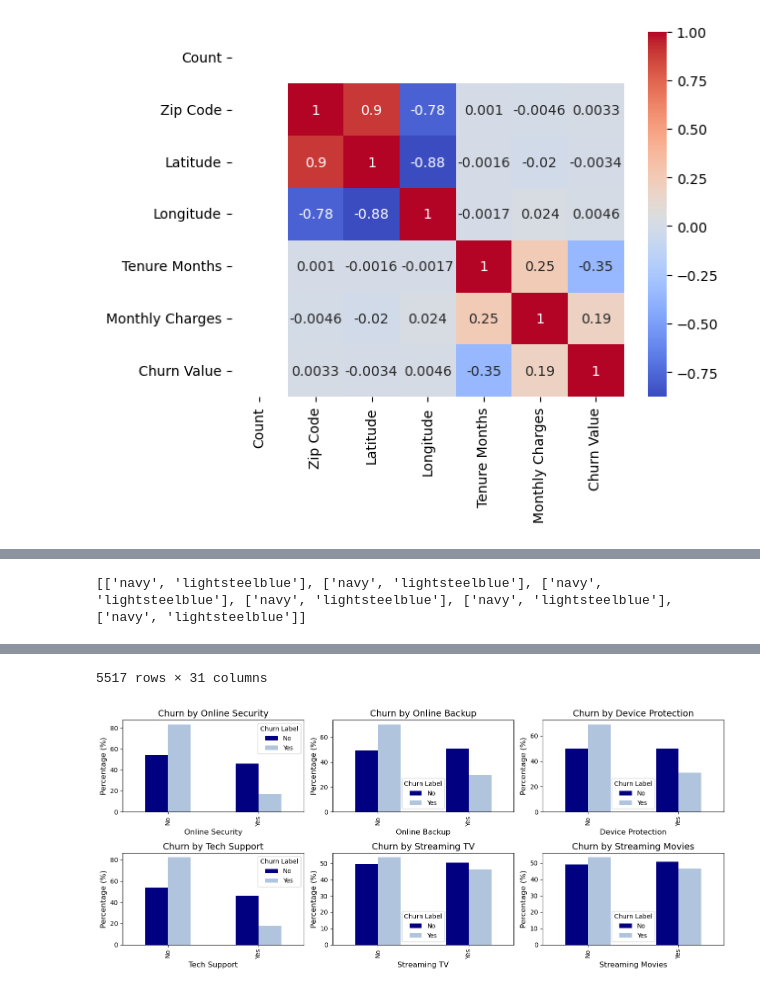
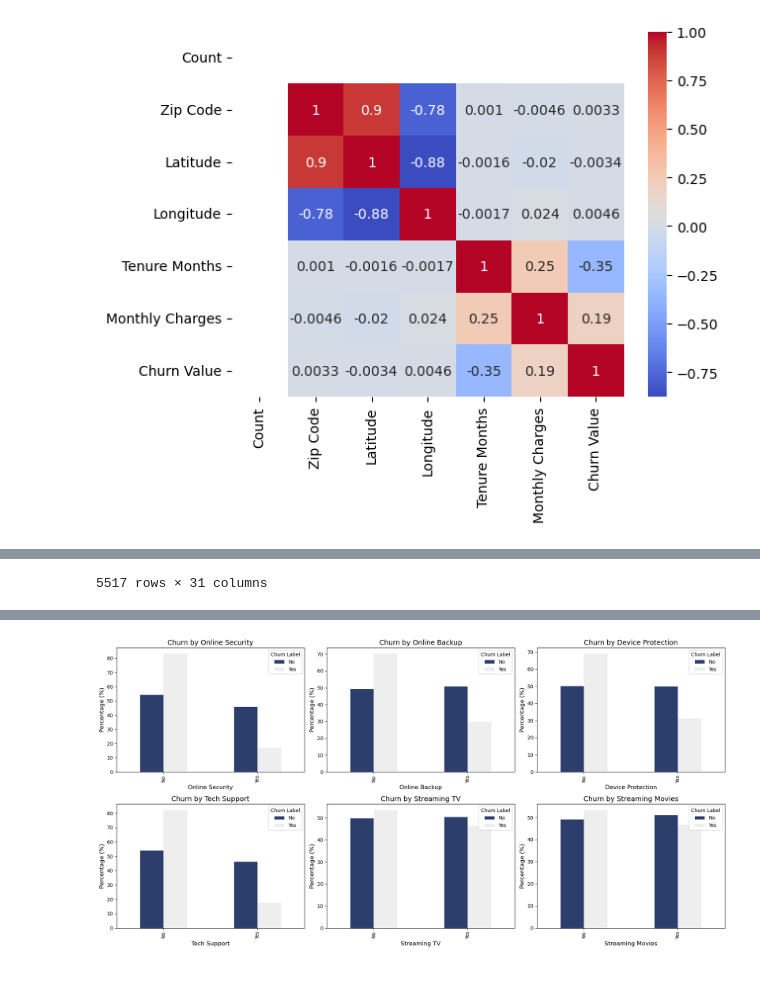
Before and after one commit to kirilvino/Swan-Project-Team-7, a Jupyter notebook: SwanKiril.ipynb, the cells around one changed output, grey strips where cells are left out. Saved outputs shown, nothing was run; the diff lists cells and outputs as text; code cells hidden in the pictures.

Commit message:
Small fixes to Internet subplots SwanKiril

```diff
--- a/SwanKiril.ipynb
+++ b/SwanKiril.ipynb
@@ -62,11 +62,11 @@ plt.show()
 # Columns to analyze
 columns = ['Online Security', 'Online Backup', 'Device Protection', 'Tech Support','Streaming TV', 'Streaming Movies']
 titles = ['Churn by Online Security', 'Churn by Online Backup', 'Churn by Device Protection', 'Churn by Tech Support', 'Churn by Streaming TV', 'Churn by Streaming Movies']
-colors = [['navy', 'lightsteelblue'], ['navy', 'lightsteelblue'], ['navy', 'lightsteelblue'], ['navy', 'lightsteelblue'], ['navy', 'lightsteelblue'], ['navy', 'lightsteelblue']]
-print(colors)
+colors = [['#2c3e6c', '#eeeeee'], ['#2c3e6c', '#eeeeee'], ['#2c3e6c', '#eeeeee'], ['#2c3e6c', '#eeeeee'], ['#2c3e6c', '#eeeeee'], ['#2c3e6c', '#eeeeee']]
+
 
 # Create subplots
-fig, axes = plt.subplots(2, 3, figsize=(14, 6))
+fig, axes = plt.subplots(2, 3, figsize=(18, 9))
 axes = axes.flatten()
 
 # Remove rows where InternetService is 'No'
@@ -85,6 +85,7 @@ for idx, (col, title, color_palette) in enumerate(zip(columns, titles, colors)):
     axes[idx].set_title(title, fontsize=14)
     axes[idx].set_xlabel(col, fontsize=12)
     axes[idx].set_ylabel('Percentage (%)', fontsize=12)
+    axes[idx].legend(title='Churn Label', loc='upper right', fontsize=10)
 
 plt.tight_layout()
 plt.show()
@@ -92 +105 @@ plt.show()
-[['navy', 'lightsteelblue'], ['navy', 'lightsteelblue'], ['navy', 'lightsteelblue'], ['navy', 'lightsteelblue'], ['navy', 'lightsteelblue'], ['navy', 'lightsteelblue']]
+5517 rows × 31 columns
@@ -105,5 +106,4 @@ plt.show()
-5517 rows × 31 columns
-[figure, old version]
+[figure, new version]
 # %%
 # Feature engineering function, maps binary columns to integers (0 and 1)
 def feature_engineering(df):
```
Also changed, not shown: parts of 1 cell of this notebook.
